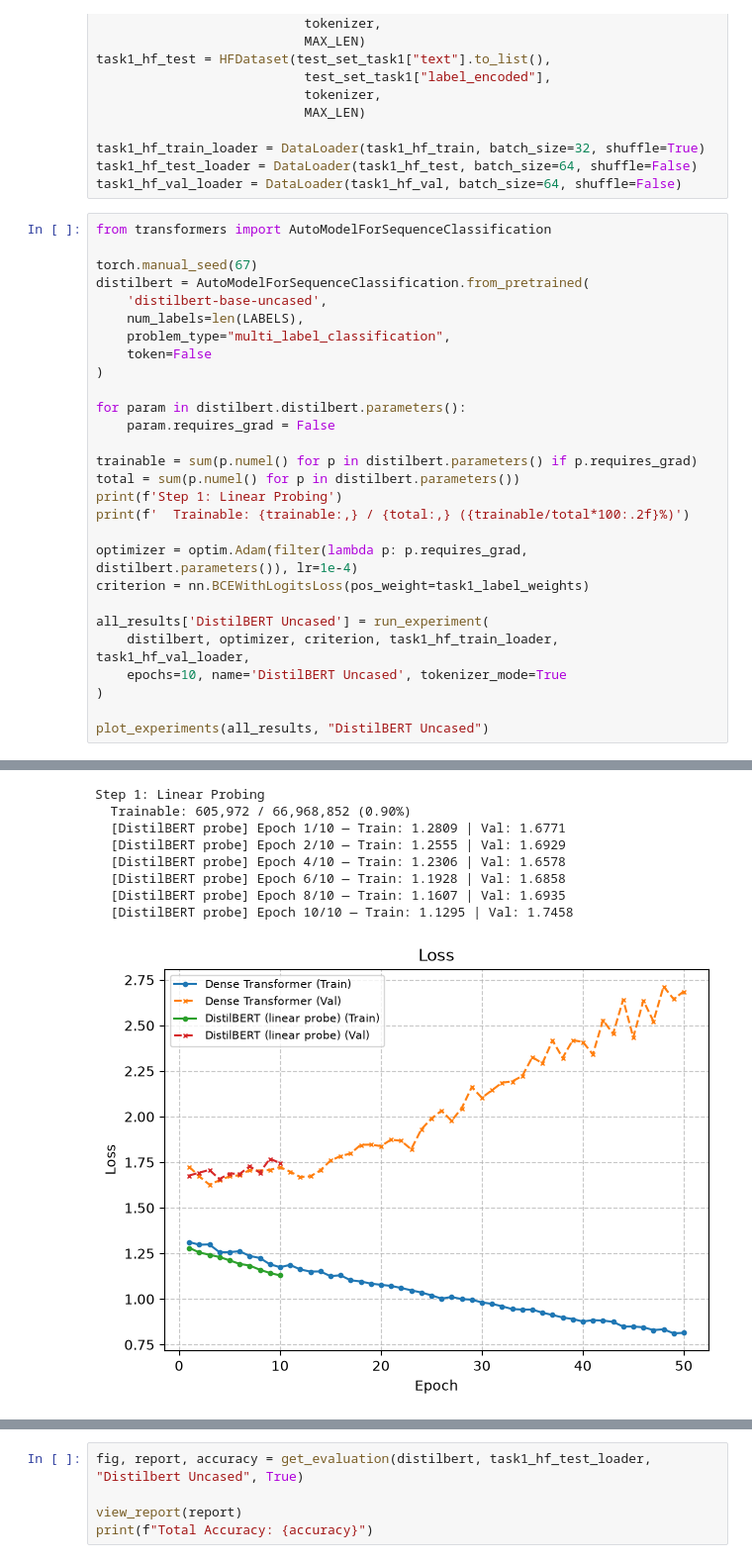
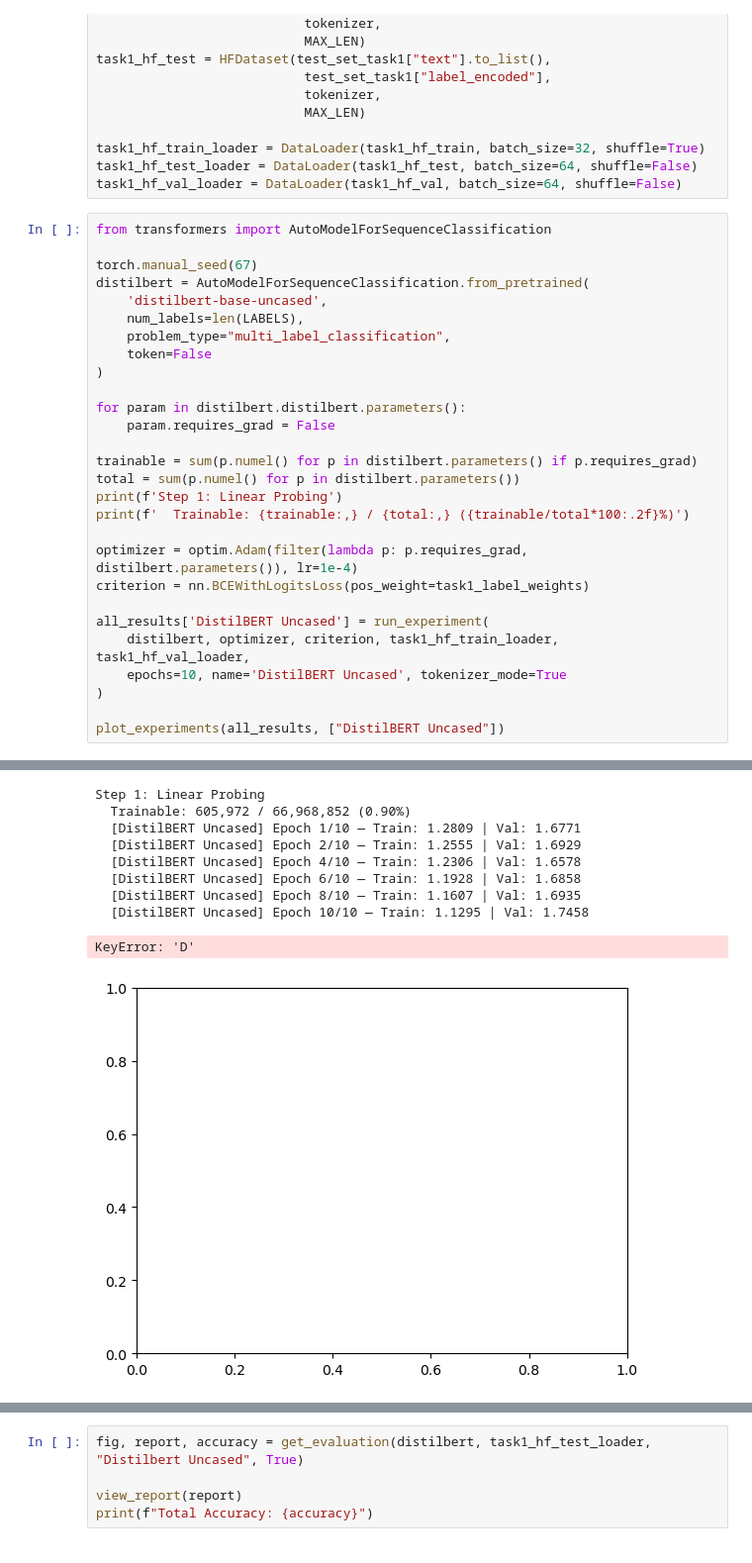
Before and after one commit to LoganJGunawan/DeepLearning2, a Jupyter notebook: main.ipynb, the cells around one changed output, grey strips where cells are left out. Shown at 99% size. Cells and saved outputs as stored; diff of their text form.

```diff
--- a/main.ipynb
+++ b/main.ipynb
@@ -1438,7 +1441,7 @@ all_results['DistilBERT Uncased'] = run_experiment(
     epochs=10, name='DistilBERT Uncased', tokenizer_mode=True
 )
 
-plot_experiments(all_results, "DistilBERT Uncased")
+plot_experiments(all_results, ["DistilBERT Uncased"])
 # %% [output]
 [transformers] DistilBertForSequenceClassification LOAD REPORT from: distilbert-base-uncased
 Key                     | Status     |
@@ -1455,13 +1458,14 @@ classifier.bias         | MISSING    |
 
 Notes:
 - UNEXPECTED:   can be ignored when loading from different task/architecture; not ok if you expect identical arch.
 - MISSING:      those params were newly initialized because missing from the checkpoint. Consider training on your downstream task.
 Step 1: Linear Probing
   Trainable: 605,972 / 66,968,852 (0.90%)
-  [DistilBERT probe] Epoch 1/10 — Train: 1.2809 | Val: 1.6771
-  [DistilBERT probe] Epoch 2/10 — Train: 1.2555 | Val: 1.6929
-  [DistilBERT probe] Epoch 4/10 — Train: 1.2306 | Val: 1.6578
-  [DistilBERT probe] Epoch 6/10 — Train: 1.1928 | Val: 1.6858
-  [DistilBERT probe] Epoch 8/10 — Train: 1.1607 | Val: 1.6935
-  [DistilBERT probe] Epoch 10/10 — Train: 1.1295 | Val: 1.7458
+  [DistilBERT Uncased] Epoch 1/10 — Train: 1.2809 | Val: 1.6771
+  [DistilBERT Uncased] Epoch 2/10 — Train: 1.2555 | Val: 1.6929
+  [DistilBERT Uncased] Epoch 4/10 — Train: 1.2306 | Val: 1.6578
+  [DistilBERT Uncased] Epoch 6/10 — Train: 1.1928 | Val: 1.6858
+  [DistilBERT Uncased] Epoch 8/10 — Train: 1.1607 | Val: 1.6935
+  [DistilBERT Uncased] Epoch 10/10 — Train: 1.1295 | Val: 1.7458
+KeyError: 'D'
-[figure, old version]
+[figure, new version]
```
Also changed, not shown: parts of 22 cells of this notebook.
